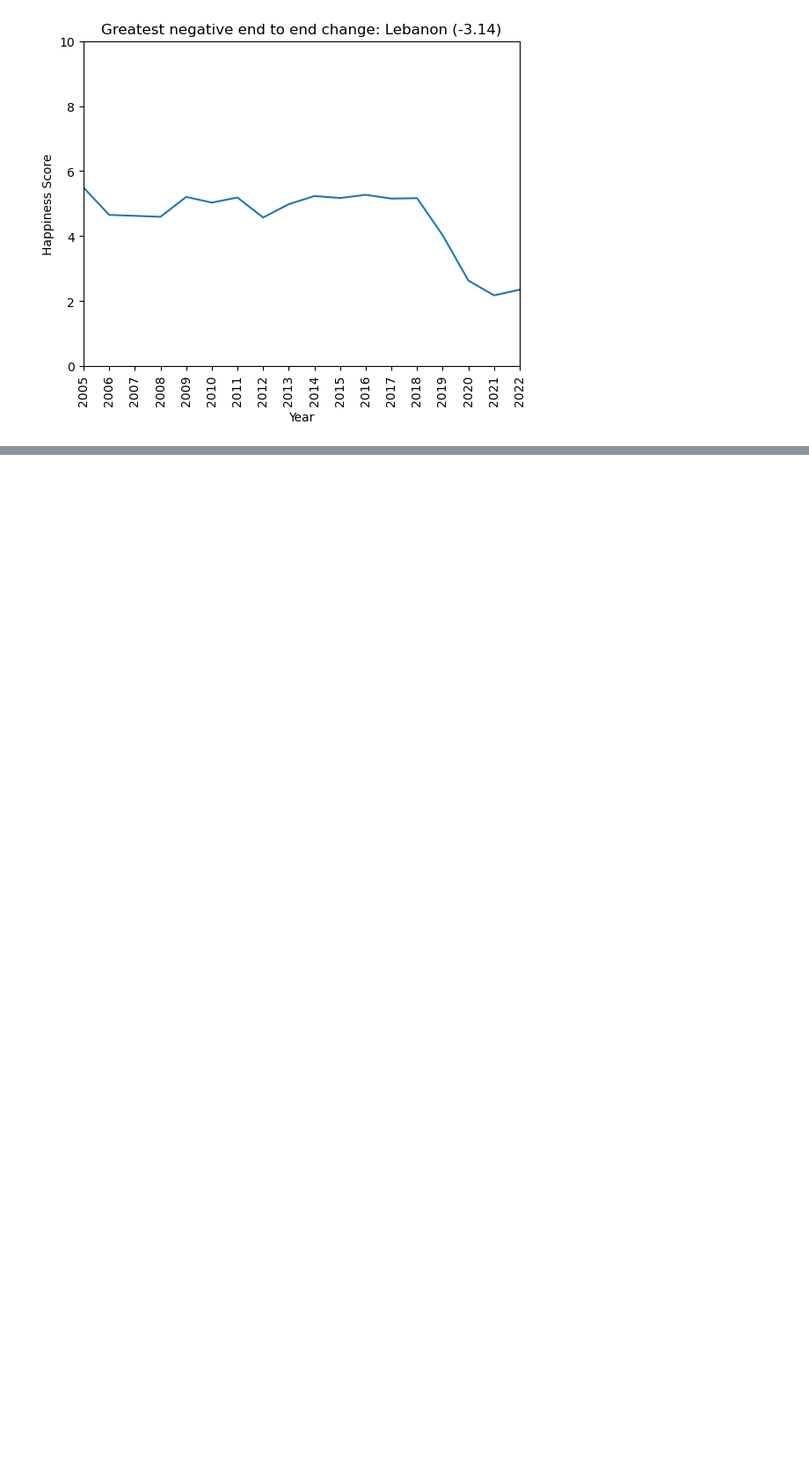
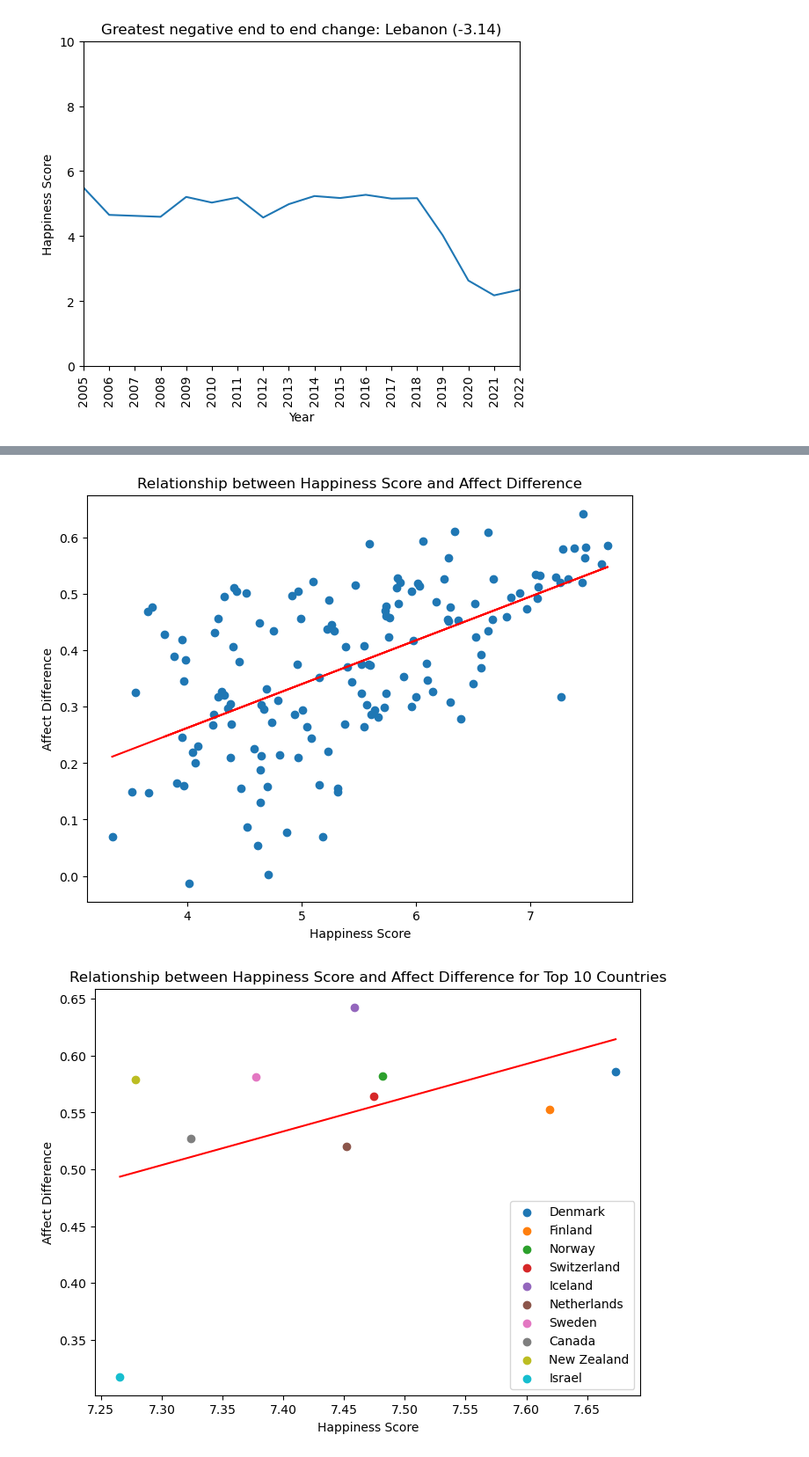
Before and after one commit to amylovesdogs/Group7Project1, a Jupyter notebook: happiness.ipynb, the cells around one changed output, grey strips where cells are left out. Shown at 88% size. Drawn from its saved outputs; the diff is of its cells as text; code cells hidden in the pictures; blank space fills up the shorter version.

```diff
--- a/happiness.ipynb
+++ b/happiness.ipynb
@@ -277,0 +309,17 @@ happinessEndToEndLineGraph(country, delta, "maxNegEndToEnd.png")
+# %%
+#Data Analysis
+
+# Aggregate the data by country and year
+affect_agg = affect_avg_df.groupby(['Country Name', 'Year']).mean().reset_index()
+
+# Group by country and calculate average happiness score over the period
+country_scores = affect_avg_df.groupby('Country Name')['Happiness Score'].mean()
+
+# Get top 10 and bottom 10 countries based on average happiness score
+top_countries = country_scores.nlargest(10).index.tolist()
+bottom_countries = country_scores.nsmallest(10).index.tolist()
+
+# Create a new dataframe with only the top and bottom countries
+affect_df_subset = affect_avg_df.loc[affect_avg_df['Country Name'].isin(top_countries + bottom_countries)]
+
+affect_df_subset
@@ -277,0 +344,61 @@ happinessEndToEndLineGraph(country, delta, "maxNegEndToEnd.png")
+# %%
+# Create a scatter plot to show the relationship between the Happiness Score and Affect Difference for all countries
+plt.figure(figsize=(8, 6))
+plt.scatter(affect_agg['Happiness Score'], affect_agg['Affect Difference'])
+plt.xlabel('Happiness Score')
+plt.ylabel('Affect Difference')
+plt.title('Relationship between Happiness Score and Affect Difference')
+
+# Perform linear regression on all data points
+X = np.array(affect_agg['Happiness Score']).reshape((-1, 1))
+y = np.array(affect_agg['Affect Difference'])
+model = LinearRegression().fit(X, y)
+y_pred = model.predict(X)
+plt.plot(X, y_pred, color='red')
+
+plt.show()
+
+
+# Create a scatter plot to show the relationship between the Happiness Score and Affect Difference for top 10 countries
+plt.figure(figsize=(8, 6))
+for country in top_countries:
+    country_data = affect_agg[affect_agg['Country Name'] == country]
+    plt.scatter(country_data['Happiness Score'], country_data['Affect Difference'], label=country)
+
+plt.xlabel('Happiness Score')
+plt.ylabel('Affect Difference')
+plt.title('Relationship between Happiness Score and Affect Difference for Top 10 Countries')
+plt.legend()
+
+# Perform linear regression for top 10 countries
+X_top = np.array([affect_agg[affect_agg['Country Name'] == c]['Happiness Score'].mean() for c in top_countries]).reshape((-1, 1))
+y_top = np.array([affect_agg[affect_agg['Country Name'] == c]['Affect Difference'].mean() for c in top_countries])
+model_top = LinearRegression().fit(X_top, y_top)
+y_top_pred = model_top.predict(X_top)
+plt.plot(X_top, y_top_pred, color='red')
+
+plt.show()
+
+
+# Create a scatter plot to show the relationship between the Happiness Score and Affect Difference for bottom 10 countries
+plt.figure(figsize=(8, 6))
+for country in bottom_countries:
+    country_data = affect_agg[affect_agg['Country Name'] == country]
+    plt.scatter(country_data['Happiness Score'], country_data['Affect Difference'], label=country)
+
+plt.xlabel('Happiness Score')
+plt.ylabel('Affect Difference')
+plt.title('Relationship between Happiness Score and Affect Difference for Bottom 10 Countries')
+plt.legend()
+
+# Perform linear regression for bottom 10 countries
+X_bottom = np.array([affect_agg[affect_agg['Country Name'] == c]['Happiness Score'].mean() for c in bottom_countries]).reshape((-1, 1))
+y_bottom = np.array([affect_agg[affect_agg['Country Name'] == c]['Affect Difference'].mean() for c in bottom_countries])
+model_bottom = LinearRegression().fit(X_bottom, y_bottom)
+y_bottom_pred = model_bottom.predict(X_bottom)
+plt.plot(X_bottom, y_bottom_pred, color='red')
+
+plt.show()
+# %% [output]
+[figure, added]
+[figure, added]
```
Also changed, not shown: parts of 6 cells of this notebook.
